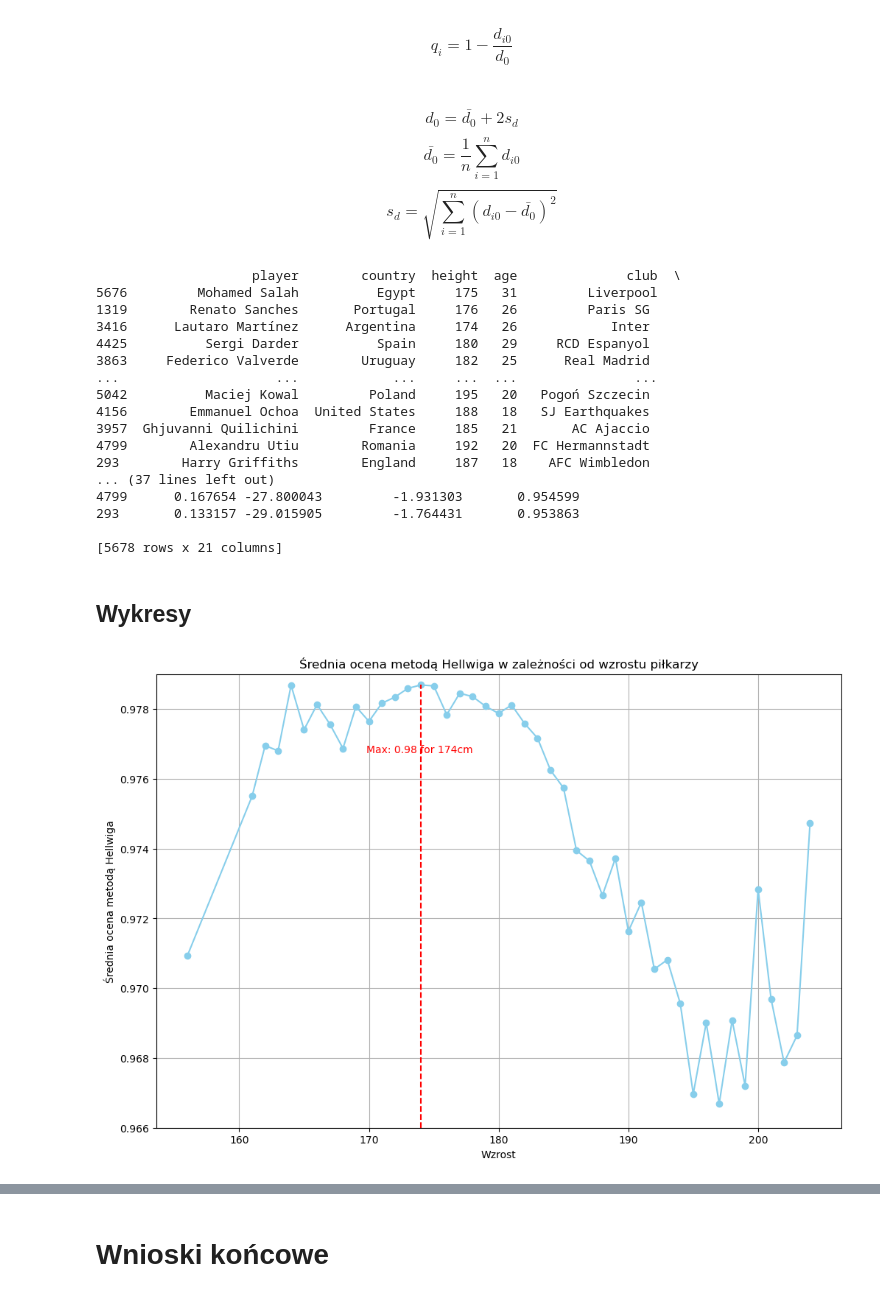
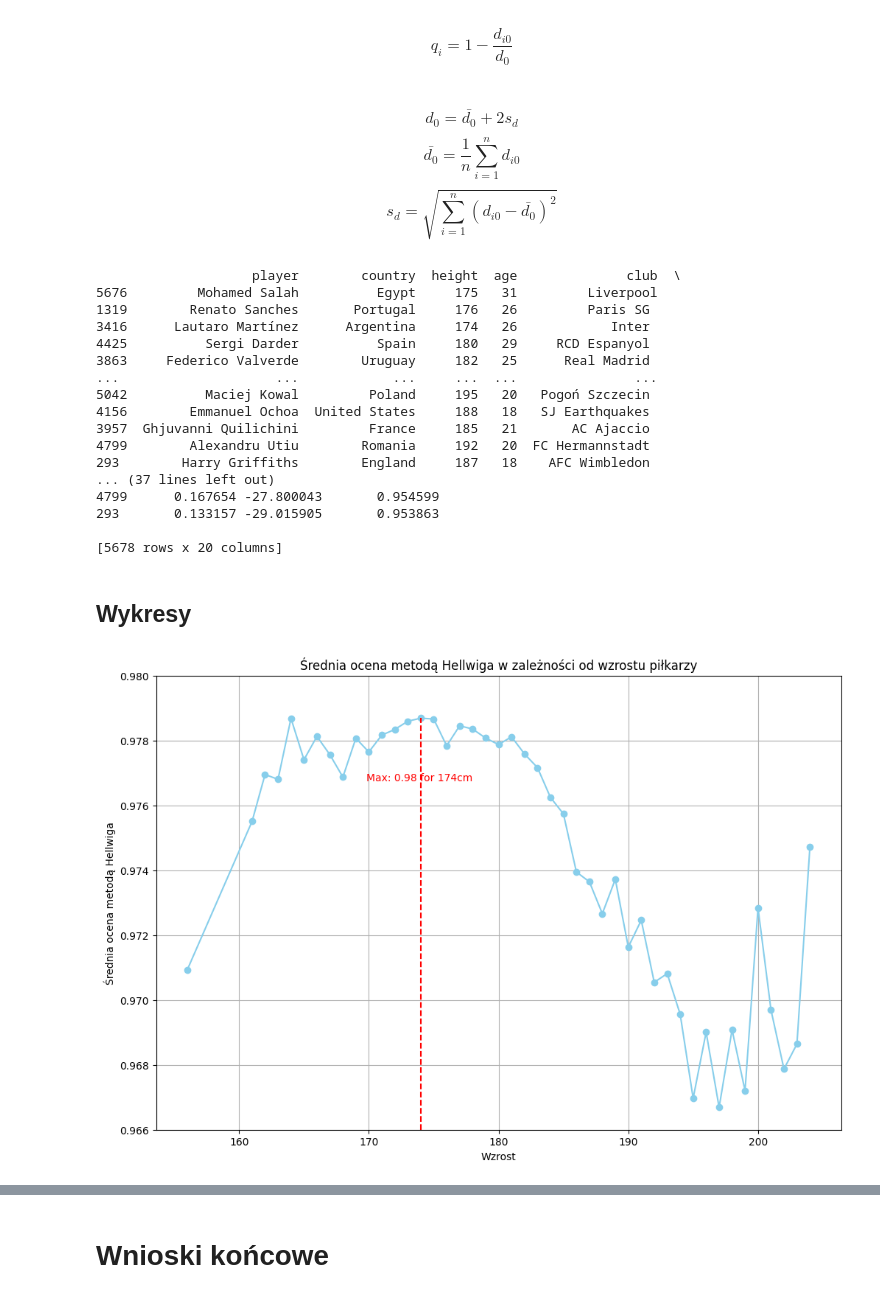
Before and after one commit to izabelakolodziejska/Fifa_players_analysis, a Jupyter notebook: fifa_analysys.ipynb, the cells around one changed output, grey strips where cells are left out. Cells and saved outputs as stored; diff of their text form; code cells hidden in the pictures.

```diff
--- a/fifa_analysys.ipynb
+++ b/fifa_analysys.ipynb
@@ -594,7 +594,7 @@ $x_{ij}$ - obserwacja j-tej zmiennej obiektu <br>
 $\bar {x_j}$ - średnia arytmetyczna obserwacji j-tej zmiennej obiektu <br>
 $s_j$
 # %%
-df = pd.DataFrame(data.drop(['player', 'country', 'club', 'age', 'height', 'TOPSIS Score', 'SSW Score', 'regresja liniowa'], axis=1))
+df = pd.DataFrame(data.drop(['player', 'country', 'club', 'age', 'height', 'TOPSIS Score', 'SSW Score'], axis=1))
 col_mean = df.sum()/df.count()
 col_std = df.std()
 
@@ -655,28 +655,28 @@ print(sorted_data)
 4799        Alexandru Utiu        Romania     192   20  FC Hermannstadt
 293        Harry Griffiths        England     187   18    AFC Wimbledon
 ... (37 lines left out)
-4799      0.167654 -27.800043         -1.931303       0.954599
-293       0.133157 -29.015905         -1.764431       0.953863
+4799      0.167654 -27.800043       0.954599
+293       0.133157 -29.015905       0.953863
 
-[5678 rows x 21 columns]
+[5678 rows x 20 columns]
 # %% [markdown]
 ## Wykresy
 # %%
 average_scores_by_height = sorted_data.groupby('height')['Hellwig Score'].mean()
 plt.figure(figsize=(12, 8))
 plt.plot(average_scores_by_height.index, average_scores_by_height.values, marker='o', linestyle='-', color='skyblue')
 plt.xlabel('Wzrost')
 plt.ylabel('Średnia ocena metodą Hellwiga')
 plt.title('Średnia ocena metodą Hellwiga w zależności od wzrostu piłkarzy')
 max_score = average_scores_by_height.max()
 max_height = average_scores_by_height.idxmax()
 plt.vlines(x=max_height, ymin=0.966, ymax=max_score, color='r', linestyle='--', label=f'Max: {max_score:.2f}')
 plt.text(max_height+4, max_score-0.002, f'Max: {max_score:.2f} for {max_height:.0f}cm', va='bottom', ha='right', color='r')
-plt.ylim(0.966, 0.979)
+plt.ylim(0.966, 0.98)
 plt.grid(True)
 plt.show()
 # %% [output]
-[figure, old version]
+[figure, new version]
 # %%
 players_count_by_country = sorted_data['country'].value_counts()
 
```
Also changed, not shown: parts of 14 cells of this notebook, 1 other file.
